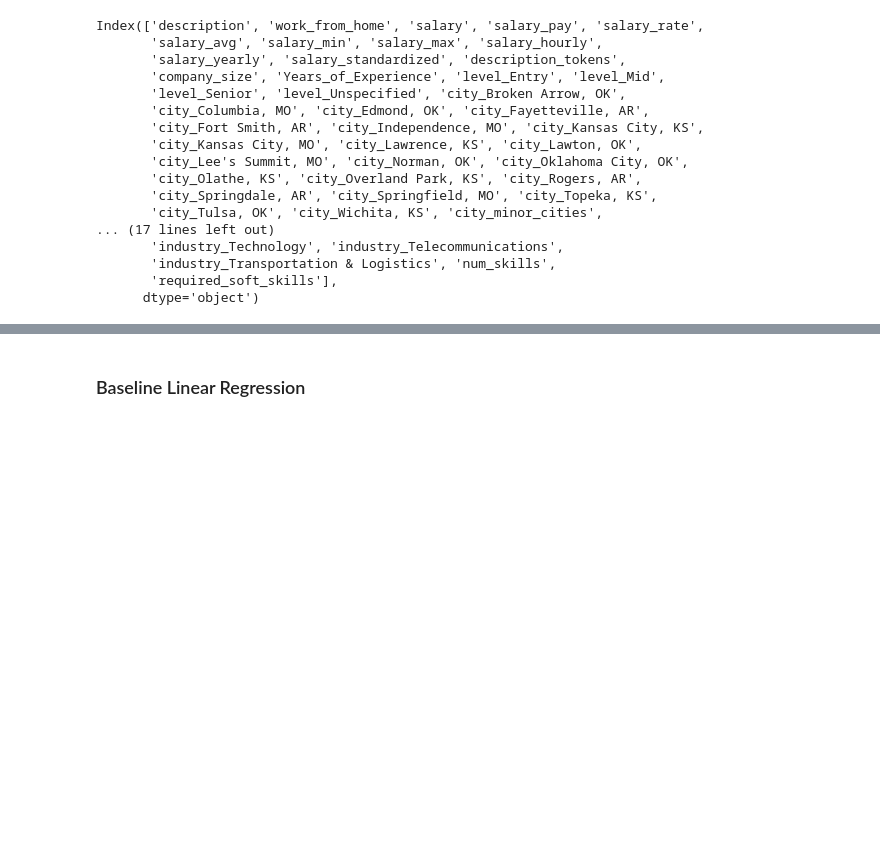
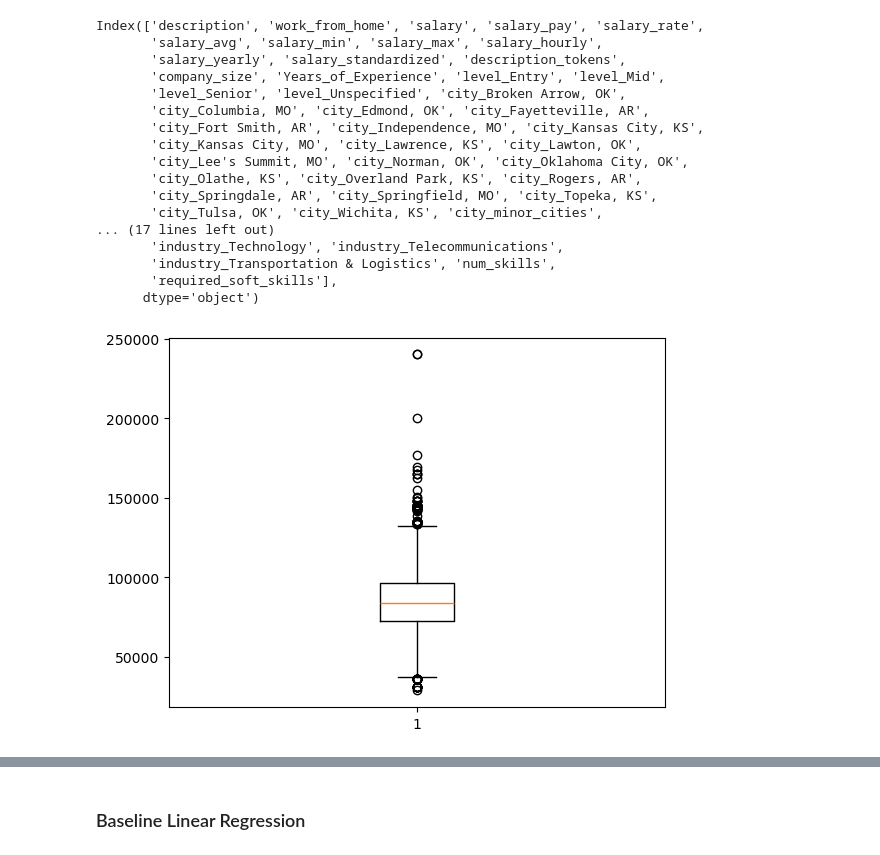
Before and after one commit to SylvieMei716/dads-job-postings-analysis, a Jupyter notebook: models.ipynb, the cells around one changed output, grey strips where cells are left out. Drawn from its saved outputs; the diff is of its cells as text; code cells hidden in the pictures; blank space fills up the shorter version.

```diff
--- a/models.ipynb
+++ b/models.ipynb
@@ -41,3 +41,8 @@ Index(['description', 'work_from_home', 'salary', 'salary_pay', 'salary_rate',
        'industry_Transportation & Logistics', 'num_skills',
        'required_soft_skills'],
       dtype='object')
+# %%
+plt.boxplot(df_merged['salary_standardized'])
+plt.show()
+# %% [output]
+[figure, added]
```
Also changed, not shown: parts of 20 cells of this notebook, 2 other files.
